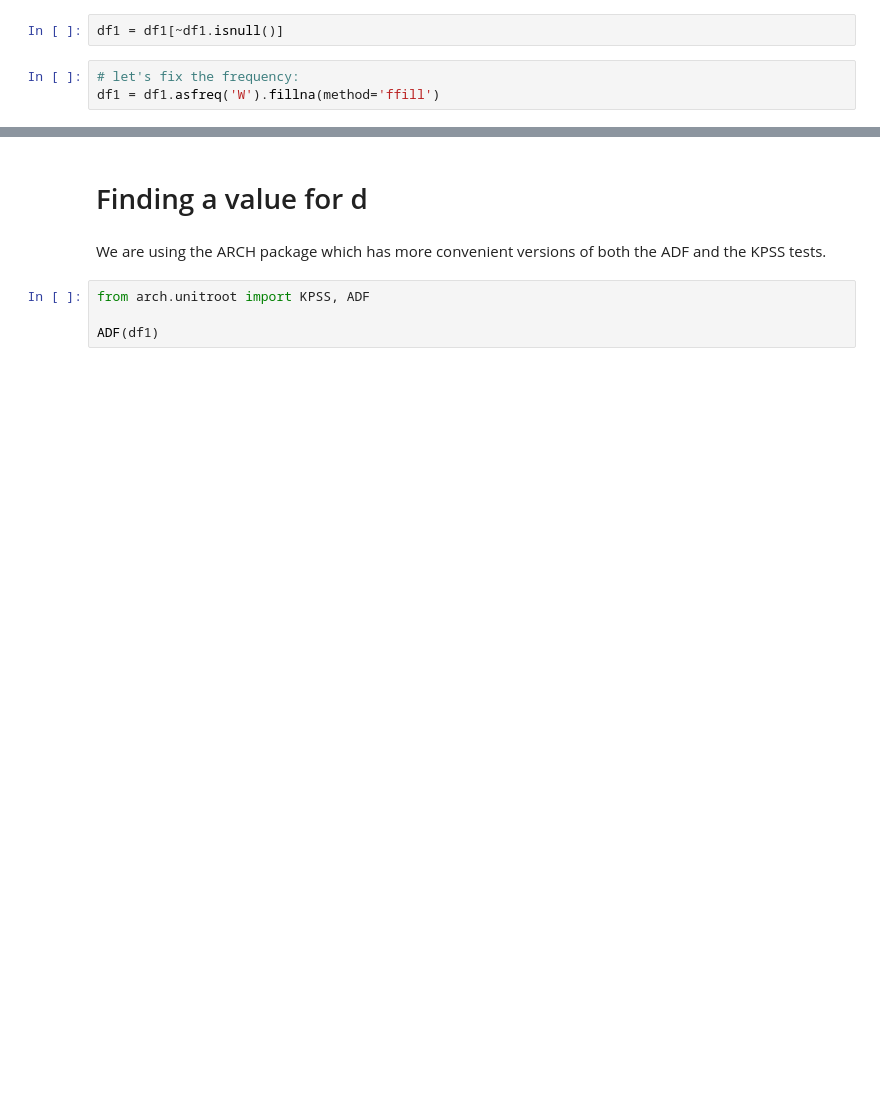
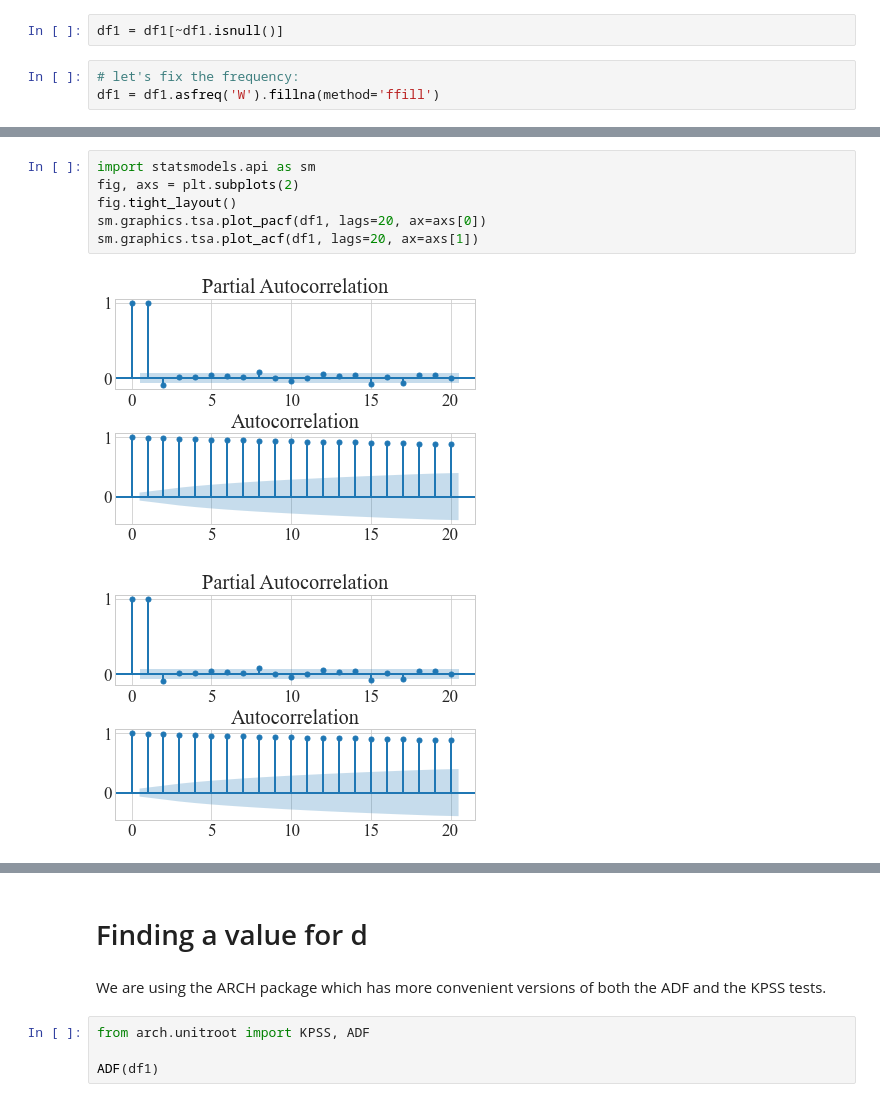
Before and after one commit to PacktPublishing/Machine-Learning-for-Time-Series-with-Python, a Jupyter notebook: chapter5/Forecasting.ipynb, the cells around one changed output, grey strips where cells are left out. Drawn from its saved outputs; the diff is of its cells as text; blank space fills up the shorter version.

```diff
--- a/chapter5/Forecasting.ipynb
+++ b/chapter5/Forecasting.ipynb
@@ -55,3 +91,12 @@ df1.index.freq
+# %%
+import statsmodels.api as sm
+fig, axs = plt.subplots(2)
+fig.tight_layout()
+sm.graphics.tsa.plot_pacf(df1, lags=20, ax=axs[0])
+sm.graphics.tsa.plot_acf(df1, lags=20, ax=axs[1])
+# %% [output]
+[figure, added]
+[figure, added]
 # %%
 import statsmodels.api as sm
 
```
Also changed, not shown: parts of 23 cells of this notebook.
